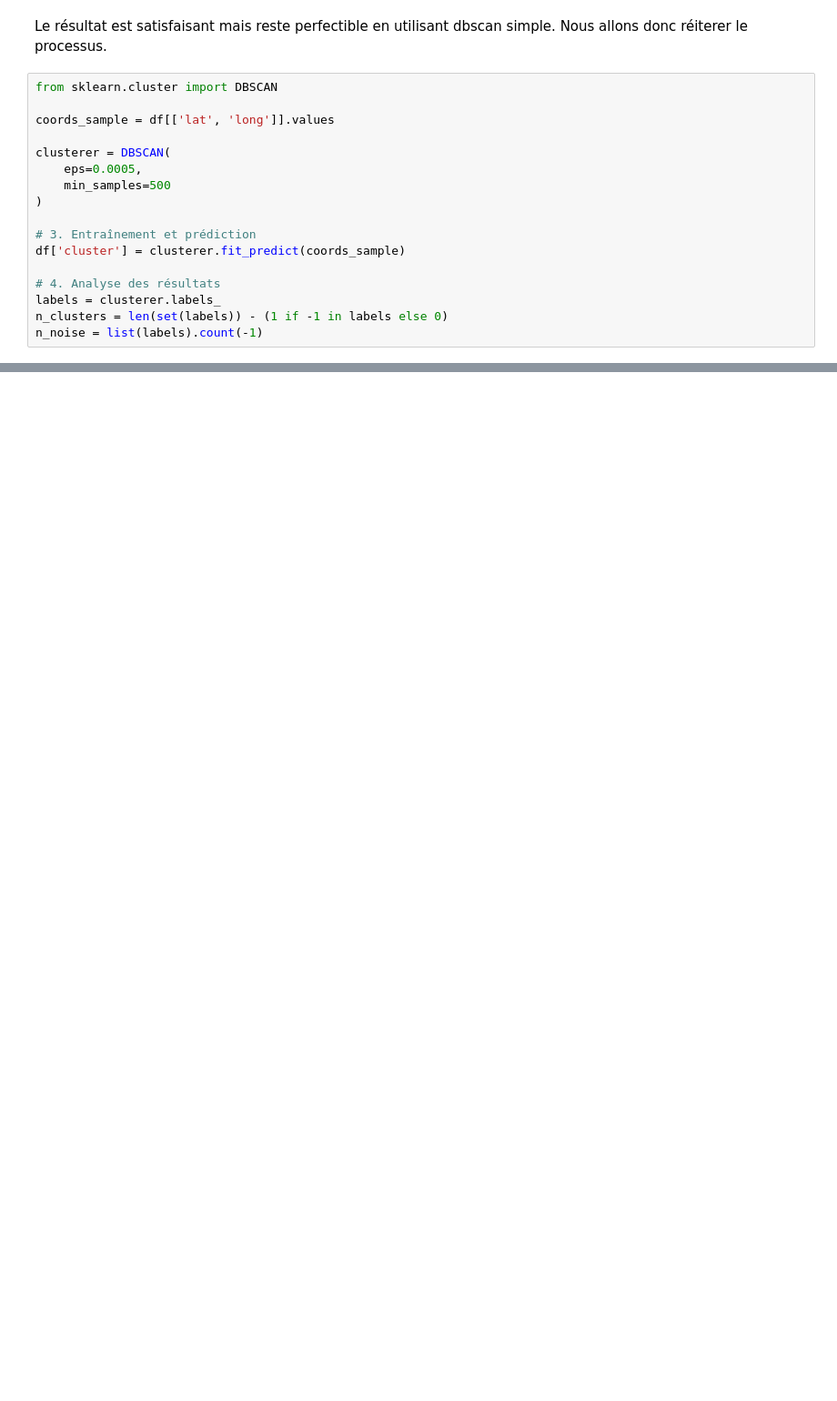
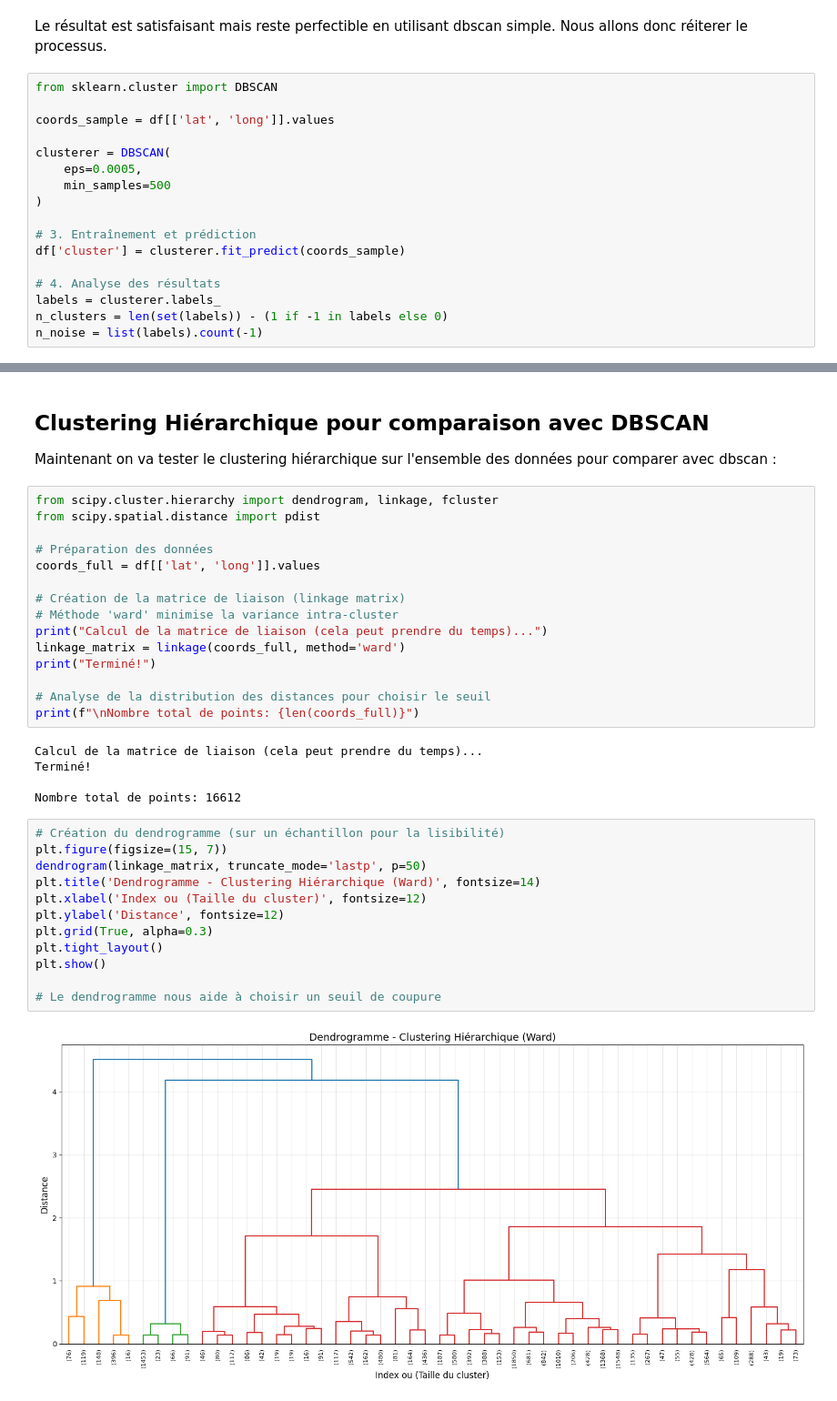
Before and after one commit to alex-ddr/data-mining, a Jupyter notebook: notebooks/clustering_lyon.ipynb, the cells around one changed output, grey strips where cells are left out. Shown at 91% size. Cells and saved outputs as stored; diff of their text form; blank space fills up the shorter version.

```diff
--- a/notebooks/clustering_lyon.ipynb
+++ b/notebooks/clustering_lyon.ipynb
@@ -980,0 +979,38 @@ map_claire.save(output_path)
+# %% [markdown]
+## Clustering Hiérarchique pour comparaison avec DBSCAN
+
+Maintenant on va tester le clustering hiérarchique sur l'ensemble des données pour comparer avec dbscan :
+# %%
+from scipy.cluster.hierarchy import dendrogram, linkage, fcluster
+from scipy.spatial.distance import pdist
+
+# Préparation des données
+coords_full = df[['lat', 'long']].values
+
+# Création de la matrice de liaison (linkage matrix)
+# Méthode 'ward' minimise la variance intra-cluster
+print("Calcul de la matrice de liaison (cela peut prendre du temps)...")
+linkage_matrix = linkage(coords_full, method='ward')
+print("Terminé!")
+
+# Analyse de la distribution des distances pour choisir le seuil
+print(f"\nNombre total de points: {len(coords_full)}")
+# %% [output]
+Calcul de la matrice de liaison (cela peut prendre du temps)...
+Terminé!
+
+Nombre total de points: 16612
+# %%
+# Création du dendrogramme (sur un échantillon pour la lisibilité)
+plt.figure(figsize=(15, 7))
+dendrogram(linkage_matrix, truncate_mode='lastp', p=50)
+plt.title('Dendrogramme - Clustering Hiérarchique (Ward)', fontsize=14)
+plt.xlabel('Index ou (Taille du cluster)', fontsize=12)
+plt.ylabel('Distance', fontsize=12)
+plt.grid(True, alpha=0.3)
+plt.tight_layout()
+plt.show()
+
+# Le dendrogramme nous aide à choisir un seuil de coupure
+# %% [output]
+[figure, added]
```
Also changed, not shown: parts of 19 cells of this notebook.
